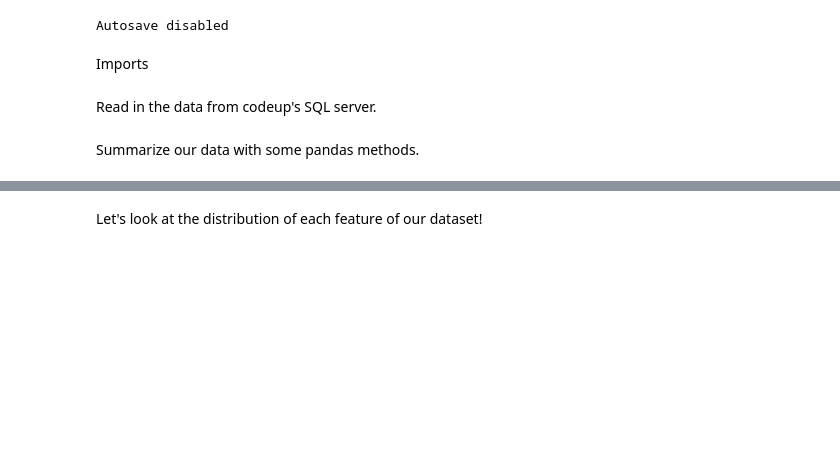
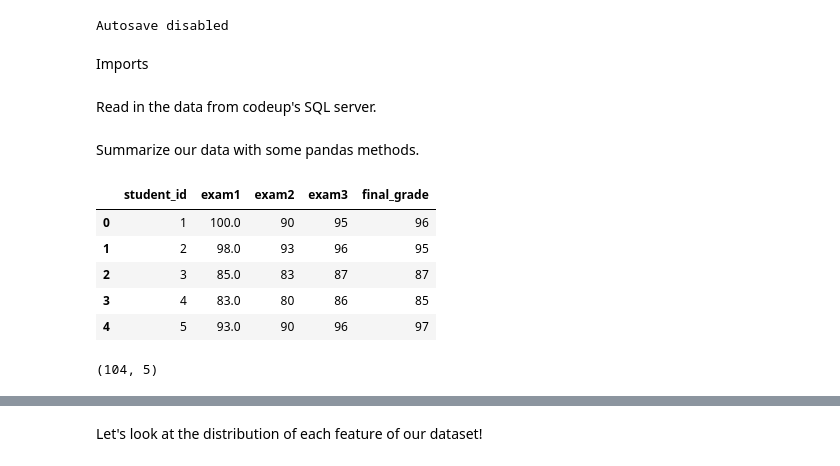
Before and after one commit to CodeupClassroom/somerville-regression, a Jupyter notebook: acquire_lesson.ipynb, the cells around one changed output, grey strips where cells are left out. Cells and saved outputs as stored; diff of their text form; code cells hidden in the pictures; blank space fills up the shorter version.

```diff
--- a/acquire_lesson.ipynb
+++ b/acquire_lesson.ipynb
@@ -14,3 +16,10 @@ import seaborn as sns
 from env import get_connection
 # %% [markdown]
 Read in the data from codeup's SQL server.
+# %%
+query = '''
+        SELECT *
+        FROM student_grades
+        '''
+# %%
+url = get_connection('school_sample')
@@ -17,2 +28,15 @@ Read in the data from codeup's SQL server.
 # %% [markdown]
 Summarize our data with some pandas methods.
+# %%
+df.head()
+# %% [output]
+|  | student_id | exam1 | exam2 | exam3 | final_grade |
+| 0 | 1 | 100.0 | 90 | 95 | 96 |
+| 1 | 2 | 98.0 | 93 | 96 | 95 |
+| 2 | 3 | 85.0 | 83 | 87 | 87 |
+| 3 | 4 | 83.0 | 80 | 86 | 85 |
+| 4 | 5 | 93.0 | 90 | 96 | 97 |
+# %%
+df.shape
+# %% [output]
+(104, 5)
```
Also changed, not shown: parts of 14 cells of this notebook.
